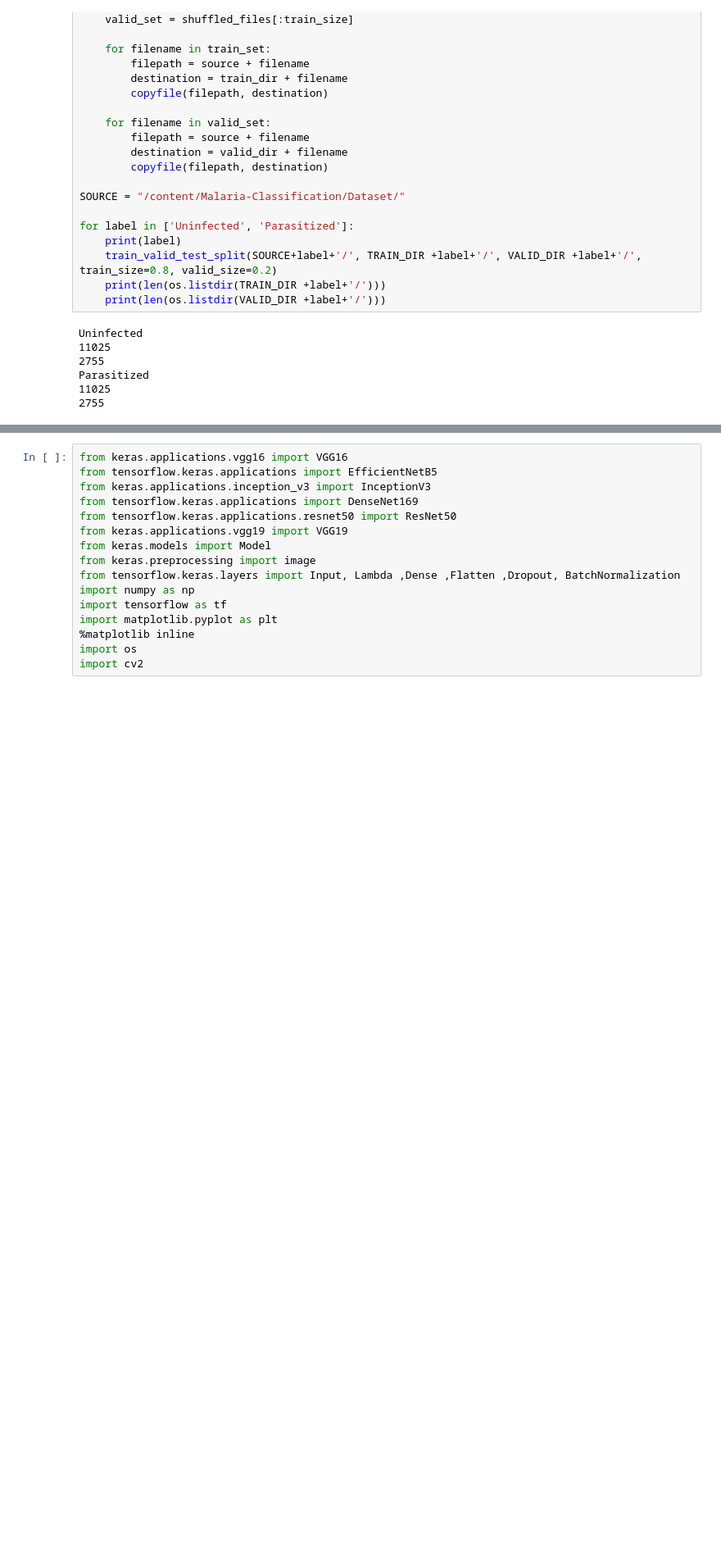
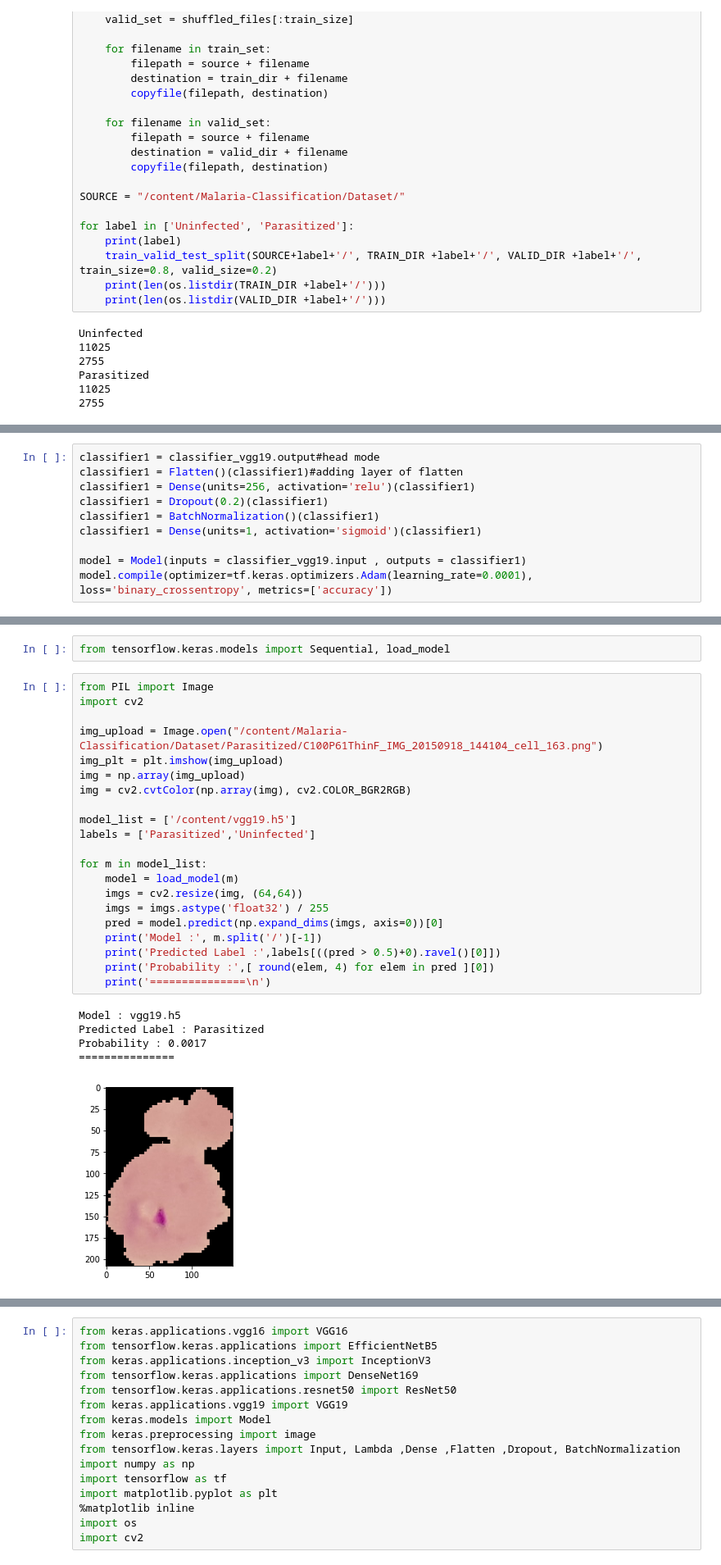
Before and after one commit to chacacaliza/Malaria-Classification, a Jupyter notebook: VGG_Scenario.ipynb, the cells around one changed output, grey strips where cells are left out. Shown at 82% size. Cells and saved outputs as stored; diff of their text form; blank space fills up the shorter version.

```diff
--- a/VGG_Scenario.ipynb
+++ b/VGG_Scenario.ipynb
@@ -98,0 +126,10 @@ Found 5510 images belonging to 2 classes.
+# %%
+classifier1 = classifier_vgg19.output#head mode
+classifier1 = Flatten()(classifier1)#adding layer of flatten
+classifier1 = Dense(units=256, activation='relu')(classifier1)
+classifier1 = Dropout(0.2)(classifier1)
+classifier1 = BatchNormalization()(classifier1)
+classifier1 = Dense(units=1, activation='sigmoid')(classifier1)
+
+model = Model(inputs = classifier_vgg19.input , outputs = classifier1)
+model.compile(optimizer=tf.keras.optimizers.Adam(learning_rate=0.0001), loss='binary_crossentropy', metrics=['accuracy'])
@@ -98,0 +293,29 @@ Found 5510 images belonging to 2 classes.
+# %%
+from tensorflow.keras.models import Sequential, load_model
+# %%
+from PIL import Image
+import cv2
+
+img_upload = Image.open("/content/Malaria-Classification/Dataset/Parasitized/C100P61ThinF_IMG_20150918_144104_cell_163.png")
+img_plt = plt.imshow(img_upload)
+img = np.array(img_upload)
+img = cv2.cvtColor(np.array(img), cv2.COLOR_BGR2RGB)
+
+model_list = ['/content/vgg19.h5']
+labels = ['Parasitized','Uninfected']
+
+for m in model_list:
+    model = load_model(m)
+    imgs = cv2.resize(img, (64,64))
+    imgs = imgs.astype('float32') / 255
+    pred = model.predict(np.expand_dims(imgs, axis=0))[0]
+    print('Model :', m.split('/')[-1])
+    print('Predicted Label :',labels[((pred > 0.5)+0).ravel()[0]])
+    print('Probability :',[ round(elem, 4) for elem in pred ][0])
+    print('===============\n')
+# %% [output]
+Model : vgg19.h5
+Predicted Label : Parasitized
+Probability : 0.0017
+===============
+[figure, added]
```
Also changed, not shown: parts of 18 cells of this notebook.
